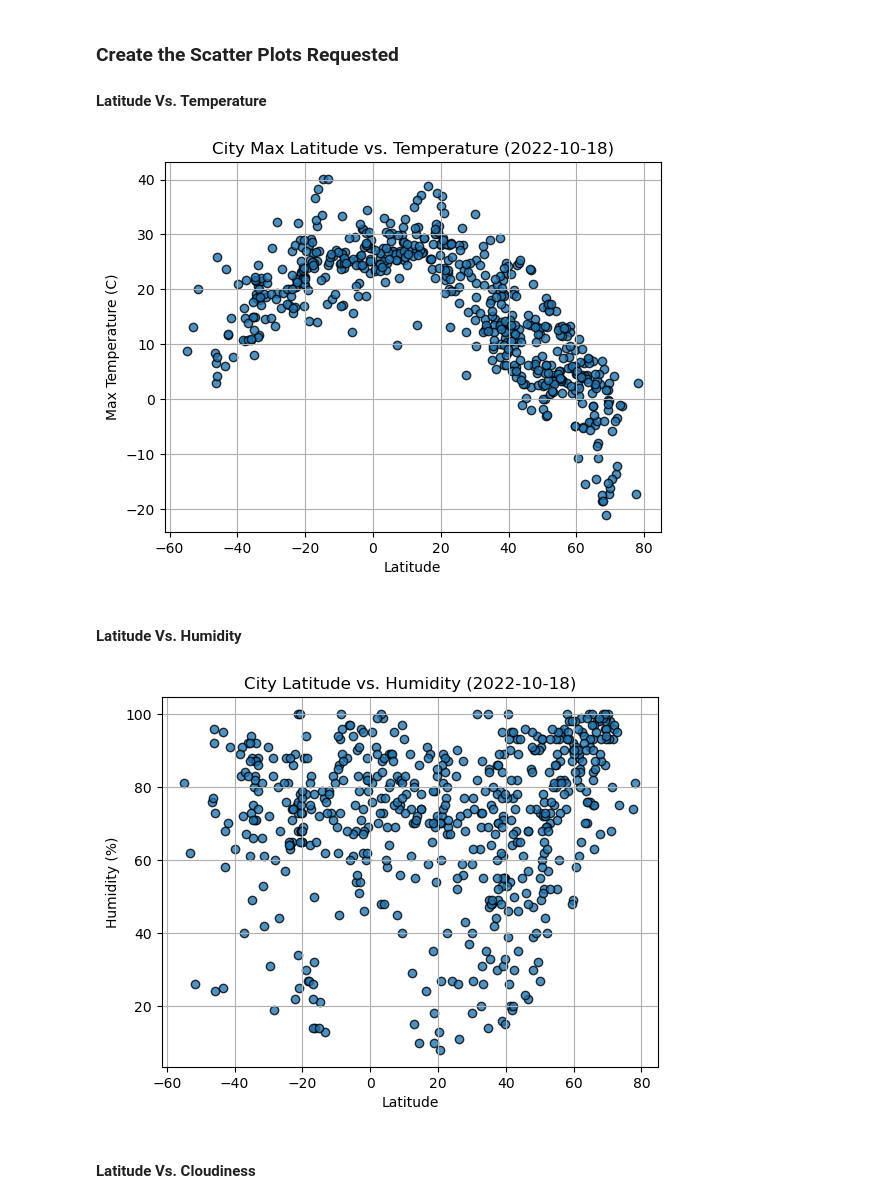
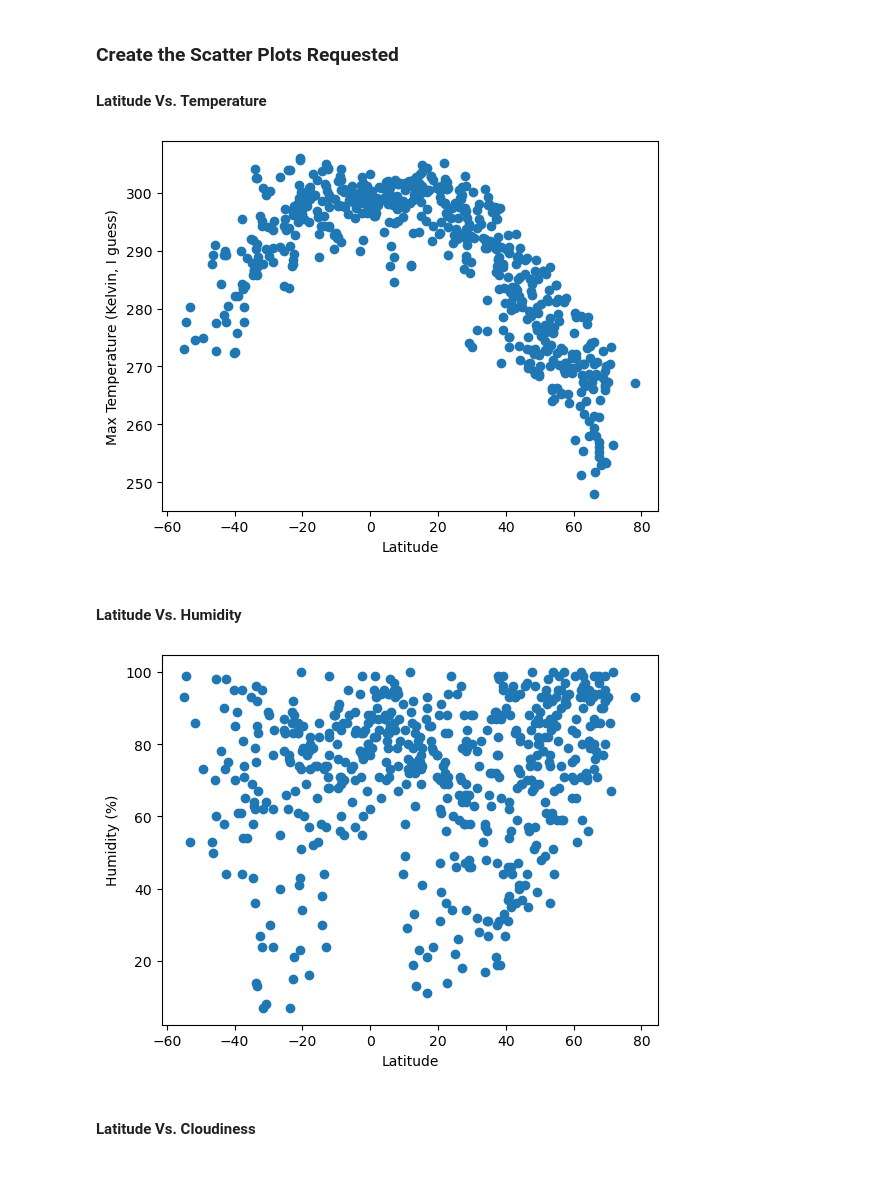
Before and after one commit to rdekker3/python-api-challenge, a Jupyter notebook: starter_code/WeatherPy.ipynb, the cells around one changed output. Cells and saved outputs as stored; diff of their text form; code cells hidden in the pictures; blank space fills up the shorter version.

```diff
--- a/starter_code/WeatherPy.ipynb
+++ b/starter_code/WeatherPy.ipynb
@@ -189,26 +215,32 @@ city_data_df.head()
 #### Latitude Vs. Temperature
 # %%
 # Build scatter plot for latitude vs. temperature
-# YOUR CODE HERE
+x_values = city_data_df["Lat"].astype("float")
+y_values = city_data_df["Max Temp"].astype("float")
+plt.scatter(x_values,y_values)
 
 # Incorporate the other graph properties
-# YOUR CODE HERE
+plt.xlabel("Latitude")
+plt.ylabel("Max Temperature (Kelvin, I guess)")
 
 # Save the figure
 plt.savefig("output_data/Fig1.png")
 
 # Show plot
 plt.show()
 # %% [output]
-[figure, old version]
+[figure, new version]
 # %% [markdown]
 #### Latitude Vs. Humidity
 # %%
 # Build the scatter plots for latitude vs. humidity
-# YOUR CODE HERE
+x_values = city_data_df["Lat"].astype("float")
+y_values = city_data_df["Humidity"].astype("float")
+plt.scatter(x_values,y_values)
 
 # Incorporate the other graph properties
-# YOUR CODE HERE
+plt.xlabel("Latitude")
+plt.ylabel("Humidity (%)")
 
 # Save the figure
 plt.savefig("output_data/Fig2.png")
@@ -216,7 +248,7 @@ plt.savefig("output_data/Fig2.png")
 # Show plot
 plt.show()
 # %% [output]
-[figure, old version]
+[figure, new version]
 # %% [markdown]
 #### Latitude Vs. Cloudiness
 # %%
```
Also changed, not shown: parts of 36 cells of this notebook, 16 other files.
